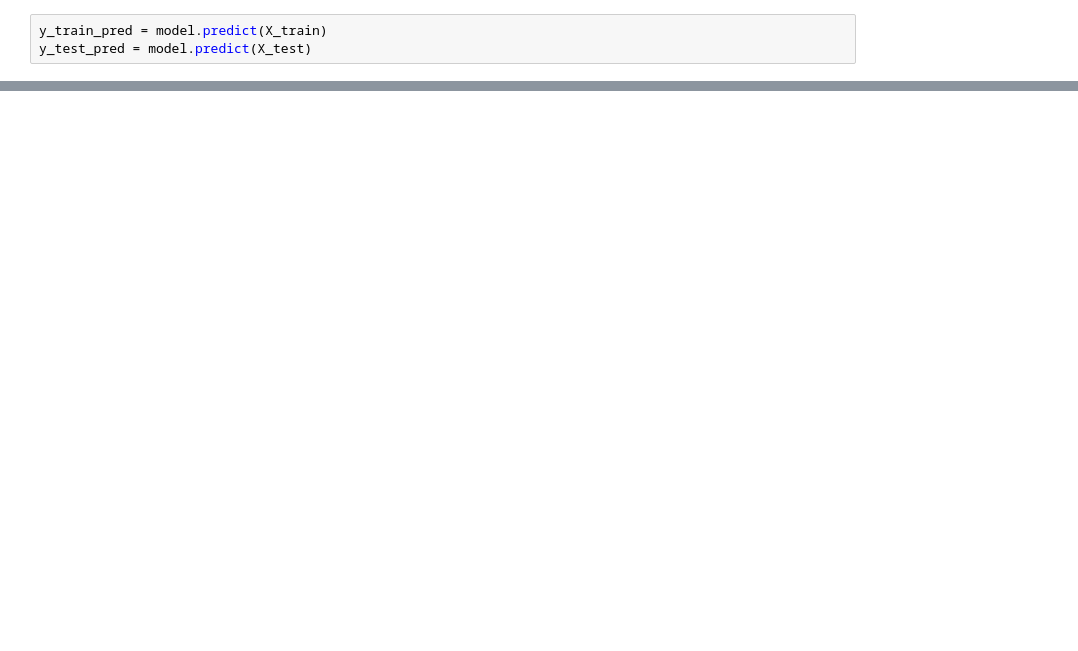
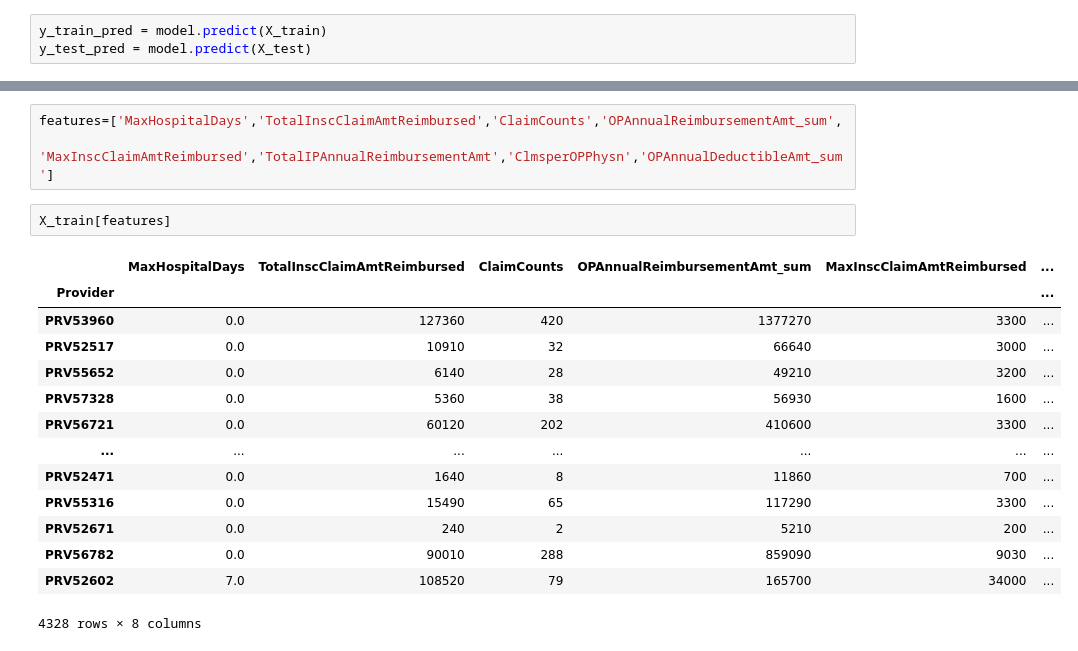
Before and after one commit to wx0373/Medical-fraud, a Jupyter notebook: Random_Forest/Random_Forest_Xin.ipynb, the cells around one changed output, grey strips where cells are left out. Drawn from its saved outputs; the diff is of its cells as text; blank space fills up the shorter version.

```diff
--- a/Random_Forest/Random_Forest_Xin.ipynb
+++ b/Random_Forest/Random_Forest_Xin.ipynb
@@ -84,0 +172,20 @@ NameError: name 'rfc' is not defined
+# %%
+features=['MaxHospitalDays','TotalInscClaimAmtReimbursed','ClaimCounts','OPAnnualReimbursementAmt_sum',
+          'MaxInscClaimAmtReimbursed','TotalIPAnnualReimbursementAmt','ClmsperOPPhysn','OPAnnualDeductibleAmt_sum']
+# %%
+X_train[features]
+# %% [output]
+|  | MaxHospitalDays | TotalInscClaimAmtReimbursed | ClaimCounts | OPAnnualReimbursementAmt_sum | MaxInscClaimAmtReimbursed | ... |
+| Provider |  |  |  |  |  | ... |
+| PRV53960 | 0.0 | 127360 | 420 | 1377270 | 3300 | ... |
+| PRV52517 | 0.0 | 10910 | 32 | 66640 | 3000 | ... |
+| PRV55652 | 0.0 | 6140 | 28 | 49210 | 3200 | ... |
+| PRV57328 | 0.0 | 5360 | 38 | 56930 | 1600 | ... |
+| PRV56721 | 0.0 | 60120 | 202 | 410600 | 3300 | ... |
+| ... | ... | ... | ... | ... | ... | ... |
+| PRV52471 | 0.0 | 1640 | 8 | 11860 | 700 | ... |
+| PRV55316 | 0.0 | 15490 | 65 | 117290 | 3300 | ... |
+| PRV52671 | 0.0 | 240 | 2 | 5210 | 200 | ... |
+| PRV56782 | 0.0 | 90010 | 288 | 859090 | 9030 | ... |
+| PRV52602 | 7.0 | 108520 | 79 | 165700 | 34000 | ... |
+4328 rows × 8 columns
```
Also changed, not shown: parts of 14 cells of this notebook.
